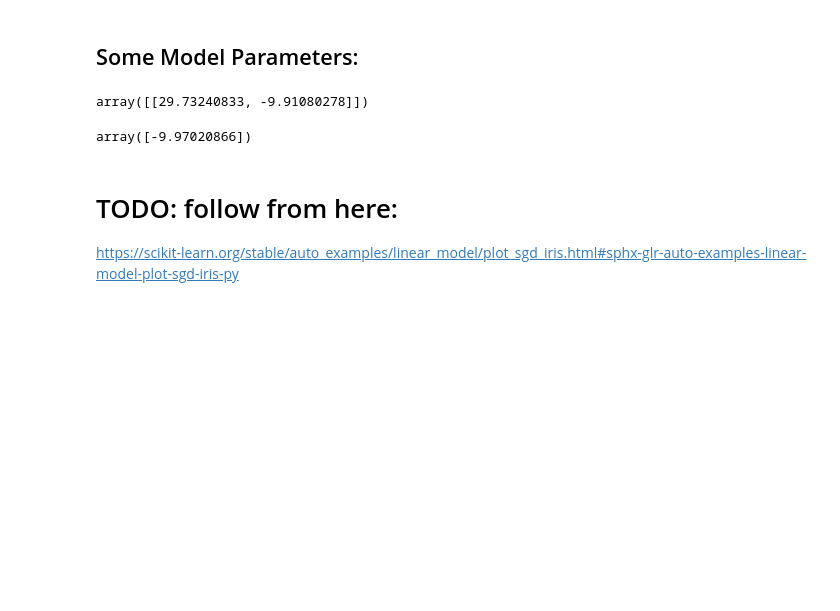
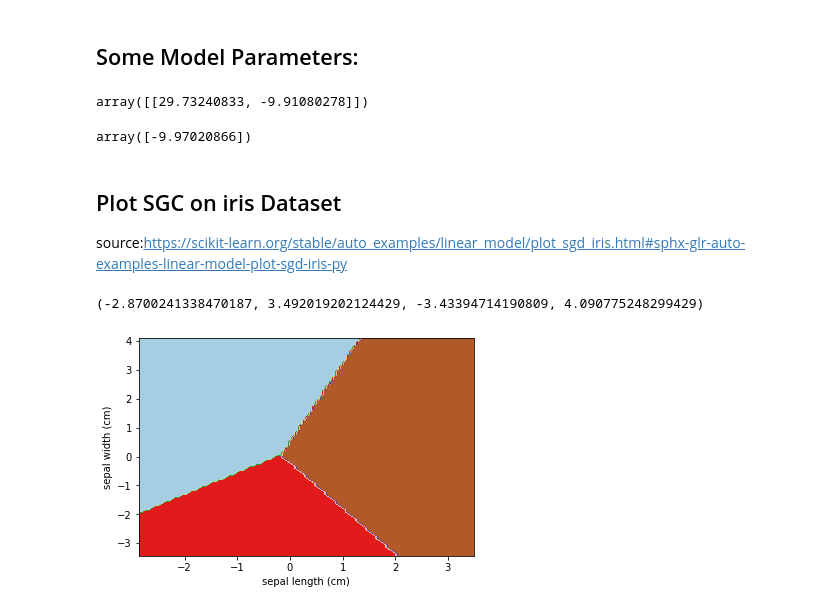
Before and after one commit to rahkooy/Machine_Learning, a Jupyter notebook: sgd.ipynb, the cells around one changed output. Drawn from its saved outputs; the diff is of its cells as text; code cells hidden in the pictures; blank space fills up the shorter version.

Commit message:
some plots for SGC with Decision Boundary Plots

```diff
--- a/sgd.ipynb
+++ b/sgd.ipynb
@@ -27,5 +27,5 @@ clf.intercept_
 # %% [output]
 array([-9.97020866])
 # %% [markdown]
-# TODO: follow from here:
-https://scikit-learn.org/stable/auto_examples/linear_model/plot_sgd_iris.html#sphx-glr-auto-examples-linear-model-plot-sgd-iris-py
+## Plot SGC on iris Dataset
+source:https://scikit-learn.org/stable/auto_examples/linear_model/plot_sgd_iris.html#sphx-glr-auto-examples-linear-model-plot-sgd-iris-py
@@ -31,0 +38,35 @@ https://scikit-learn.org/stable/auto_examples/linear_model/plot_sgd_iris.html#sp
+# %%
+iris = datasets.load_iris()
+
+#consider only two first features of iris:
+X = iris.data[:, :2]
+y = iris.target
+# %%
+#shuffle
+idx = np.arange(X.shape[0])
+np.random.seed(13)
+np.random.shuffle(idx)
+X = X[idx]
+y = y[idx]
+colors = "bry"
+# %%
+# standardize
+mean = X.mean(axis =0)
+std = X.std(axis =0)
+X = (X - mean)/ std
+# %%
+clf = SGDClassifier(alpha=0.01, max_iter=100).fit(X,y)
+ax = plt.gca()
+DecisionBoundaryDisplay.from_estimator(
+    clf,
+    X,
+    cmap=plt.cm.Paired,
+    ax=ax,
+    response_method="predict",
+    xlabel=iris.feature_names[0],
+    ylabel=iris.feature_names[1],
+)
+plt.axis("tight")
+# %% [output]
+(-2.8700241338470187, 3.492019202124429, -3.43394714190809, 4.090775248299429)
+[figure, added]
```
Also changed, not shown: parts of 3 cells of this notebook.
